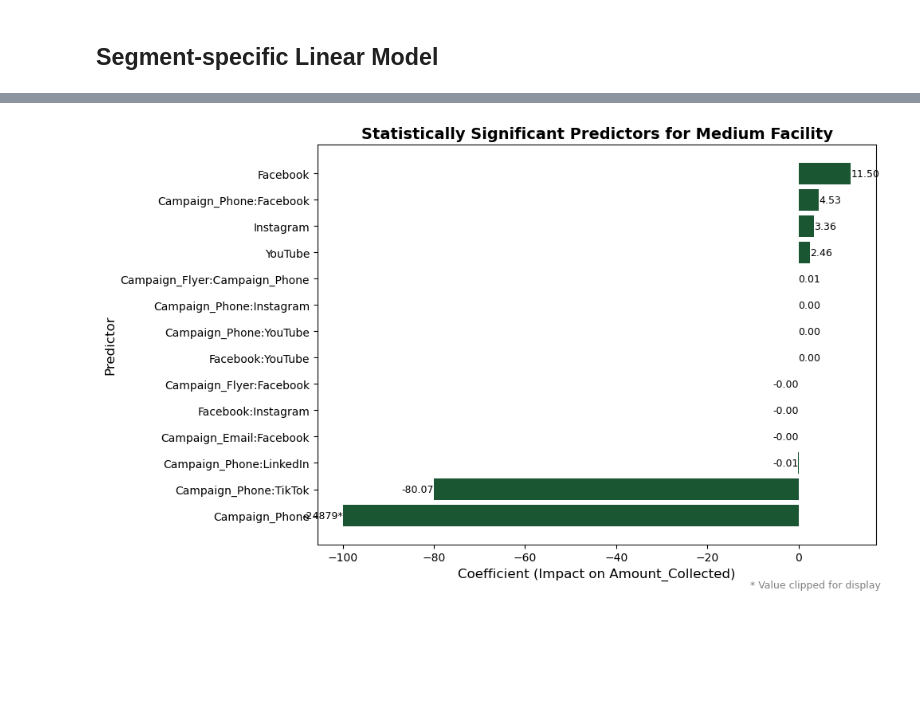
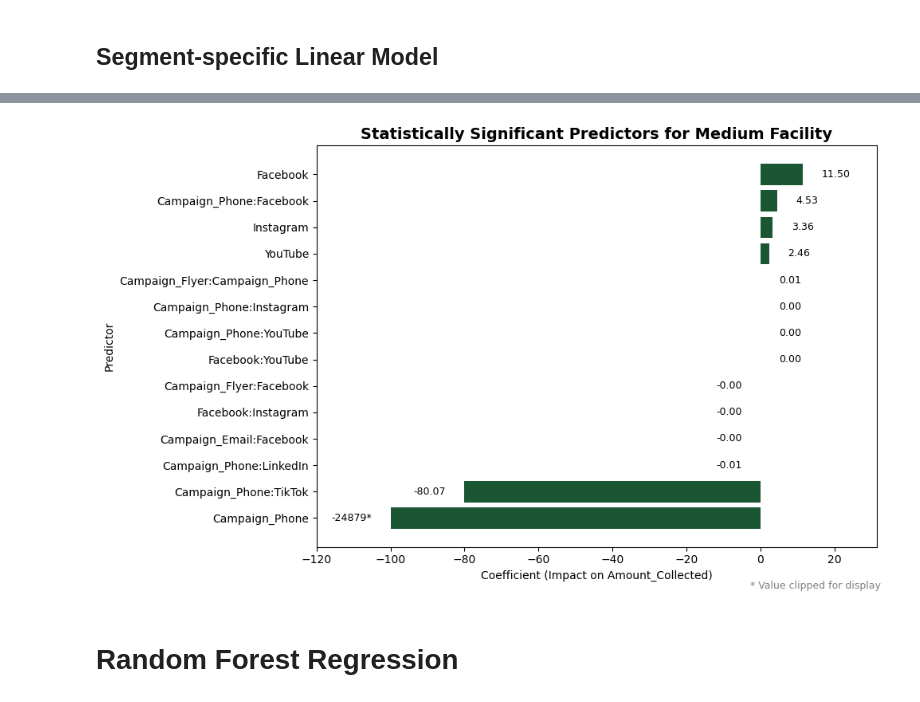
Before and after one commit to Asif-Rasool/MMM, a Jupyter notebook: main.ipynb, the cells around one changed output, grey strips where cells are left out. Drawn from its saved outputs; the diff is of its cells as text; code cells hidden in the pictures; blank space fills up the shorter version.

```diff
--- a/main.ipynb
+++ b/main.ipynb
@@ -607,41 +607,44 @@ strong multicollinearity or other numerical problems.
 # %%
 import pandas as pd
 import matplotlib.pyplot as plt
 
-# Load the Medium Facility regression results
-df_medium = pd.read_csv("Outputs/Medium_Facility_summary.csv")
-
-# Sort values
+# Load data
+df_medium = pd.read_csv("Outputs/Medium_Facility_Summary.csv")
 df_medium = df_medium.sort_values("Coefficient (Impact)", ascending=True).reset_index(drop=True)
 
-# Clip large values for display
-clip_threshold = 50  # Adjust this as needed
-df_medium["Clipped Coefficient"] = df_medium["Coefficient (Impact)"].clip(lower=-clip_threshold, upper=clip_threshold)
+# Define clipping range
+clip_threshold = 100
+df_medium["Visual Coefficient"] = df_medium["Coefficient (Impact)"].clip(-clip_threshold, clip_threshold)
 
-# Plot setup
+# Create plot
 fig, ax = plt.subplots(figsize=(10, 6))
-bars = ax.barh(df_medium["Variable"], df_medium["Clipped Coefficient"], color="#1A5632")
+bars = ax.barh(df_medium["Variable"], df_medium["Visual Coefficient"], color="#1A5632")
 
-# Add annotations
-for i, (bar, true_val) in enumerate(zip(bars, df_medium["Coefficient (Impact)"])):
-    width = bar.get_width()
-    if abs(true_val) > clip_threshold:
-        ax.text(clip_threshold * (1 if width > 0 else -1), bar.get_y() + bar.get_height()/2,
-                f"{true_val:.0f}*", va='center', ha='right' if width < 0 else 'left', fontsize=9, color='black')
-    else:
-        ax.text(width, bar.get_y() + bar.get_height()/2, f"{true_val:.2f}",
-                va='center', ha='right' if width < 0 else 'left', fontsize=9, color='black')
+# Annotate
+for bar, true_val, vis_val in zip(bars, df_medium["Coefficient (Impact)"], df_medium["Visual Coefficient"]):
+    label = f"{true_val:.2f}" if abs(true_val) <= clip_threshold else f"{true_val:.0f}*"
+    offset = 5 if vis_val >= 0 else -5  # Increased offset
+    align = "left" if vis_val >= 0 else "right"
+    xpos = vis_val + offset
+    ax.text(xpos, bar.get_y() + bar.get_height()/2, label,
+            va="center", ha=align, fontsize=9, color="black")
 
-# Title and labels
-ax.set_title("Statistically Significant Predictors for Medium Facility", fontsize=14, fontweight='bold')
-ax.set_xlabel("Coefficient (Impact on Amount_Collected)", fontsize=12)
-ax.set_ylabel("Predictor", fontsize=12)
+# Adjust limits to ensure labels don’t clip
+ax.set_xlim(min(df_medium["Visual Coefficient"]) - 20, max(df_medium["Visual Coefficient"]) + 20)
 
-# Add note for clipped values
+# Labels and title
+ax.set_title("Statistically Significant Predictors for Medium Facility", fontsize=14, fontweight="bold")
+ax.set_xlabel("Coefficient (Impact on Amount_Collected)")
+ax.set_ylabel("Predictor")
+
+# Footnote
 plt.figtext(0.99, 0.01, "* Value clipped for display", ha="right", fontsize=9, color="gray")
 
+# Save
 plt.tight_layout()
 plt.savefig("Figures/Medium_Facility_Coefficient_Barplot_Capped.png", dpi=300)
 plt.show()
 # %% [output]
-[figure, old version]
+[figure, new version]
+# %% [markdown]
+# Random Forest Regression
```
Also changed, not shown: parts of 4 cells of this notebook, 24 other files.
